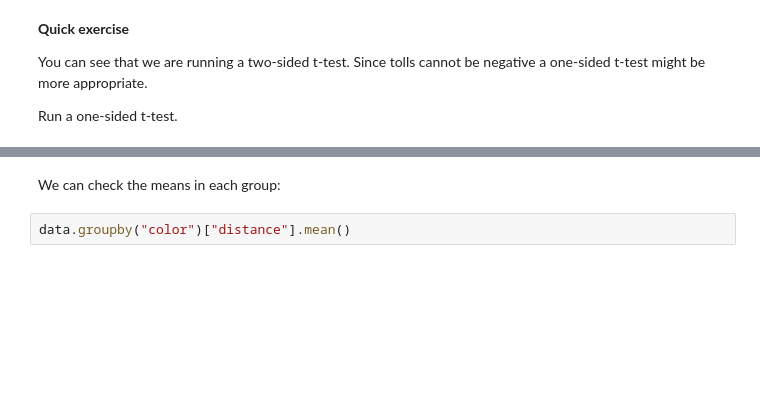
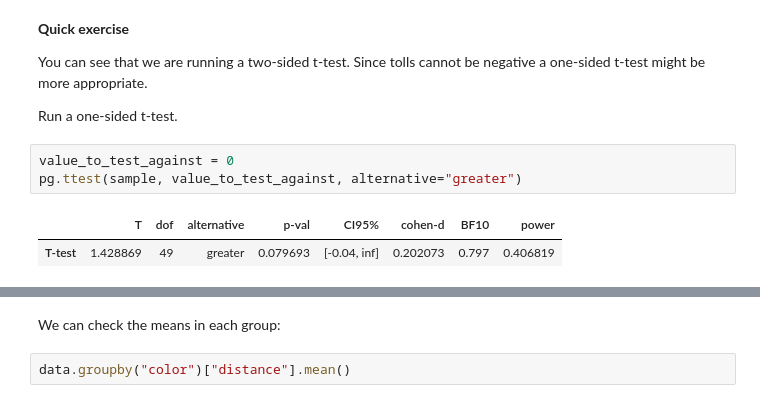
Before and after one commit to Segtanof/pyfin, a Jupyter notebook: 08_Regressions.ipynb, the cells around one changed output, grey strips where cells are left out. Cells and saved outputs as stored; diff of their text form; blank space fills up the shorter version.

```diff
--- a/08_Regressions.ipynb
+++ b/08_Regressions.ipynb
@@ -52,6 +84,12 @@ pg.ttest(sample, value_to_test_against)
 You can see that we are running a two-sided t-test. Since tolls cannot be negative a one-sided t-test might be more appropriate.
 
 Run a one-sided t-test.
+# %%
+value_to_test_against = 0
+pg.ttest(sample, value_to_test_against, alternative="greater")
+# %% [output]
+|  | T | dof | alternative | p-val | CI95% | cohen-d | BF10 | power |
+| T-test | 1.428869 | 49 | greater | 0.079693 | [-0.04, inf] | 0.202073 | 0.797 | 0.406819 |
 # %% [markdown]
 A more realistic test you might want to run is comparing the different trip distances based on the color of the cab.
 
```
Also changed, not shown: parts of 15 cells of this notebook.
